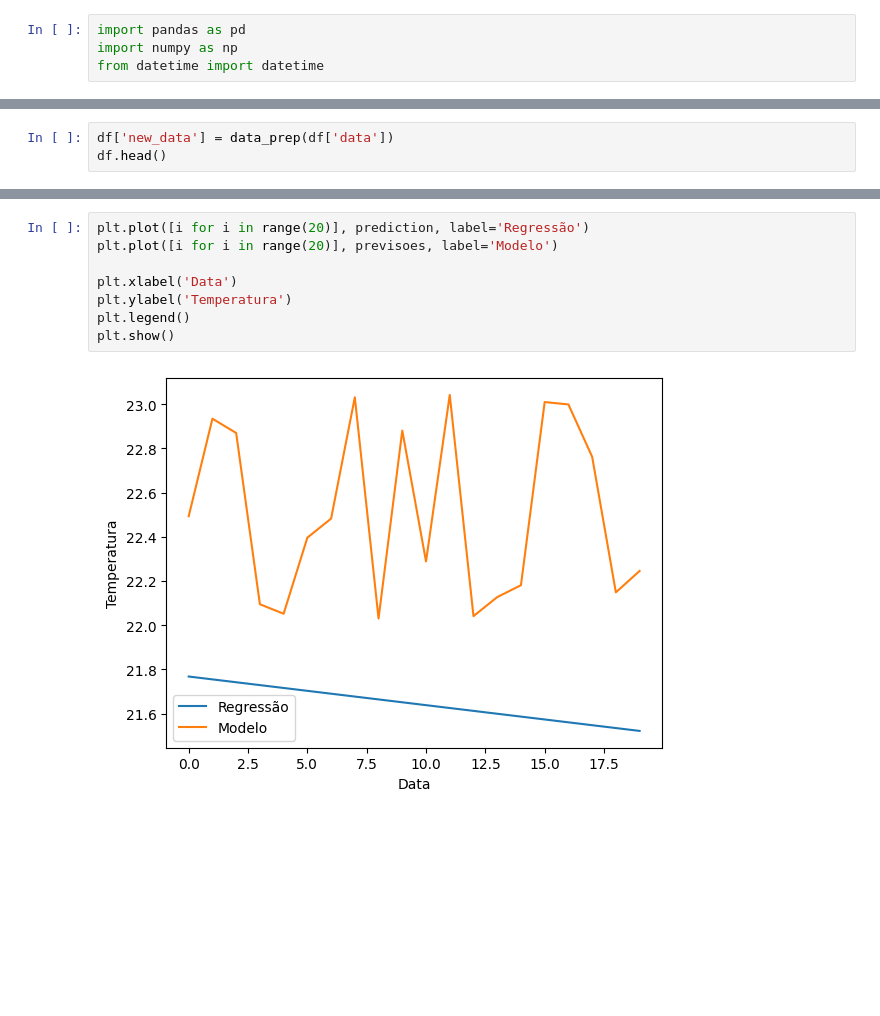
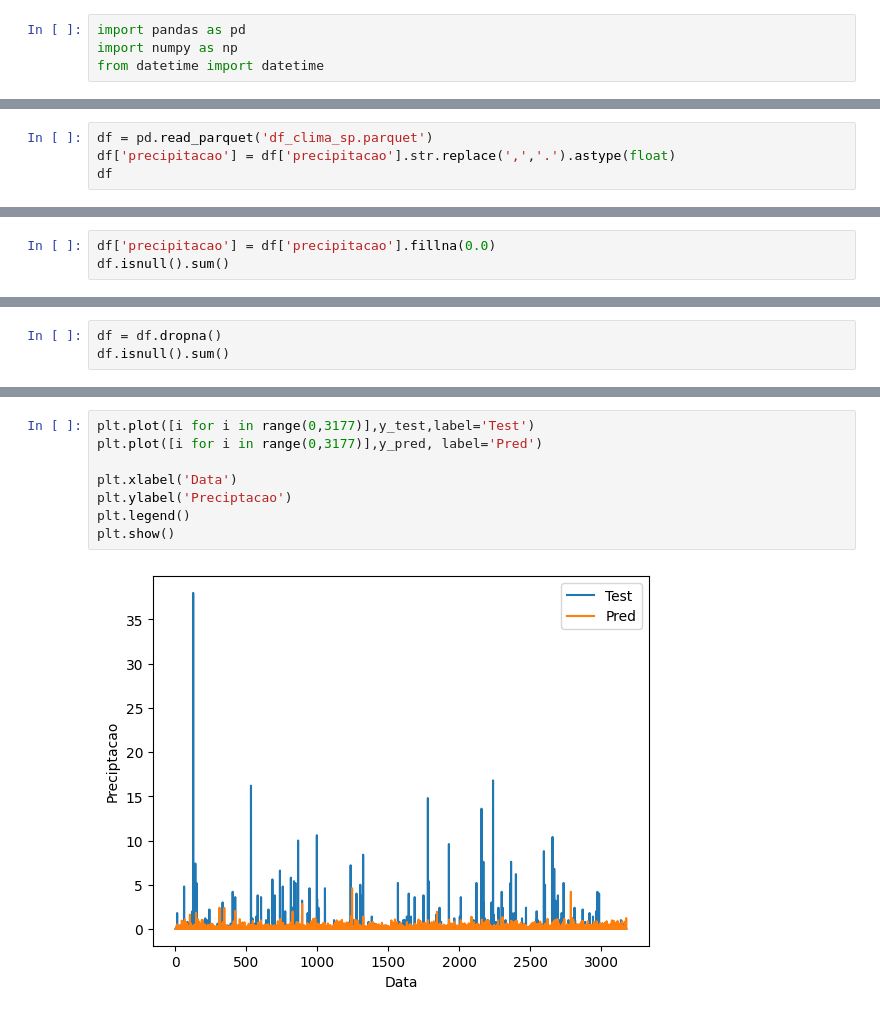
Before and after one commit to DantasEduardo/forecast, a Jupyter notebook: notebook/test_forecast.ipynb, the cells around one changed output, grey strips where cells are left out. Saved outputs shown, nothing was run; the diff lists cells and outputs as text; blank space fills up the shorter version.

Commit message:
testing RandomForestRegressor model

```diff
--- a/notebook/test_forecast.ipynb
+++ b/notebook/test_forecast.ipynb
@@ -72,0 +5,4 @@ df.head()
+# %%
+df = pd.read_parquet('df_clima_sp.parquet')
+df['precipitacao'] = df['precipitacao'].str.replace(',','.').astype(float)
+df
@@ -72,0 +33,3 @@ df.head()
+# %%
+df['precipitacao'] = df['precipitacao'].fillna(0.0)
+df.isnull().sum()
@@ -73,4 +44,4 @@ df.head()
 # %%
-df['new_data'] = data_prep(df['data'])
-df.head()
+df = df.dropna()
+df.isnull().sum()
 # %% [output]
@@ -131,10 +114,10 @@ Score do modelo: 0.009546865695365114
 # %%
-plt.plot([i for i in range(20)], prediction, label='Regressão')
-plt.plot([i for i in range(20)], previsoes, label='Modelo')
+plt.plot([i for i in range(0,3177)],y_test,label='Test')
+plt.plot([i for i in range(0,3177)],y_pred, label='Pred')
 
 plt.xlabel('Data')
-plt.ylabel('Temperatura')
+plt.ylabel('Preciptacao')
 plt.legend()
 plt.show()
 # %% [output]
-[figure, old version]
+[figure, new version]
```
Also changed, not shown: parts of 14 cells of this notebook, 2 other files.
